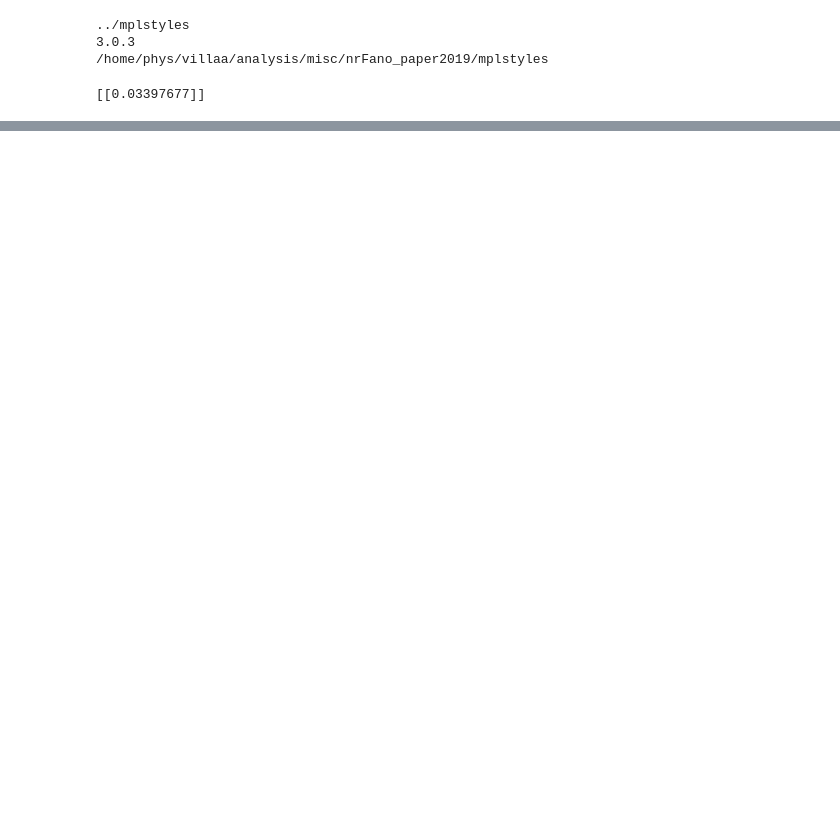
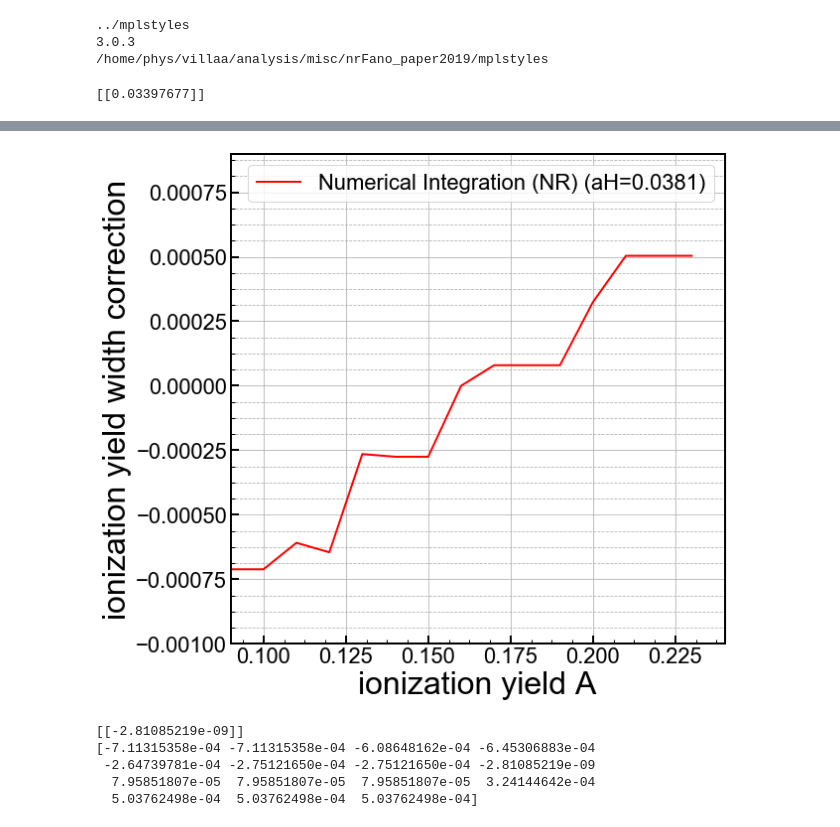
Before and after one commit to villano-lab/nrFano_paper2019, a Jupyter notebook: analysis_notebooks/5D_sigQ_parameterization.ipynb, the cells around one changed output, grey strips where cells are left out. Cells and saved outputs as stored; diff of their text form; code cells hidden in the pictures; blank space fills up the shorter version.

```diff
--- a/analysis_notebooks/5D_sigQ_parameterization.ipynb
+++ b/analysis_notebooks/5D_sigQ_parameterization.ipynb
@@ -135,0 +154,63 @@ print(corr_A(0.16))
+# %%
+#set up a 1d plot
+fig,axes = plt.subplots(1,1,figsize=(9.0,8.0),sharex=True)
+ax1 = axes
+
+#det='GGA3',band='ER',F=0.00001,V=4.0,alpha=(1/10000.0),aH=0.035,Erv=None,sigv=None,erase=False)
+Enr,signr = fc.RWCalc(filename='data/res_calc.h5',alpha=1/18.0,aH=0.0381,band='NR')
+
+
+#ax1.plot(X,sigQnrv(X),color='r',linestyle="--",linewidth=2, \
+#         label='single-scatter res. model (NR) (aH={})'.format(aH))
+#ax1.plot(xl,np.sqrt(Sigss**2),color='r',linestyle="-",linewidth=2, \
+#         label='(C$_0$={:01.3}; m={:01.2E})'.format(0.0,0.0))
+ax1.plot(delA,corr_Av(delA),color='r',linestyle="-",linewidth=2, \
+         label='Numerical Integration (NR) (aH={})'.format(0.0381))
+
+#ax1.plot(X,np.sqrt(pd.series_NRQ_var(X,V=4.0,F=0,aH=0.0381,A=0.16,B=0.18,alpha=(1/18.0))),color='g',linestyle="-",linewidth=2, \
+#         label='Series Approximation (NR) (aH={})'.format(0.0381))
+#ax1.plot(X,np.sqrt(pd.analytical_NRQ_var(X,V=4.0,aH=0.0381,A=0.16,B=0.18,alpha=(1/18.0))),color='b',linestyle="-",linewidth=2, \
+#         label='Analytical Integral (ER) (aH={})'.format(0.0381))
+
+
+
+ymin = -1.0e-3
+ymax = 9.0e-4
+
+
+
+ax1.set_yscale('linear')
+#ax1.set_yscale('log')
+ax1.set_xlim(0.09, 0.24)
+ax1.set_ylim(ymin,ymax)
+ax1.set_xlabel(r'ionization yield A',**axis_font)
+ax1.set_ylabel('ionization yield width correction',**axis_font)
+ax1.grid(True)
+ax1.yaxis.grid(True,which='minor',linestyle='--')
+ax1.legend(loc=1,prop={'size':22})
+#ax1.legend(bbox_to_anchor=(1.04,1),borderaxespad=0,prop={'size':22})
+
+for axis in ['top','bottom','left','right']:
+  ax1.spines[axis].set_linewidth(2)
+
+plt.tight_layout()
+#plt.savefig('figures/figure.png')
+plt.show()
+# %% [output]
+[figure, added]
+# %%
+
+corr_B = lambda B: prob.series_NRQ_var_c2(Er=100.0,F=0.0,V=4.0,aH=0.0381,alpha=(1/18.0),A=0.16, \
+                                        B=B,label='GGA3',corr1file='data/sigdiff_test1.h5')
+
+print(corr_B(0.18))
+corr_Bv = np.vectorize(corr_B)
+
+delB = np.arange(0.09,0.24,0.01)
+print(corr_Av(delB))
+# %% [output]
+[[-2.81085219e-09]]
+[-7.11315358e-04 -7.11315358e-04 -6.08648162e-04 -6.45306883e-04
+ -2.64739781e-04 -2.75121650e-04 -2.75121650e-04 -2.81085219e-09
+  7.95851807e-05  7.95851807e-05  7.95851807e-05  3.24144642e-04
+  5.03762498e-04  5.03762498e-04  5.03762498e-04]
```
Also changed, not shown: parts of 5 cells of this notebook, 1 other file.
